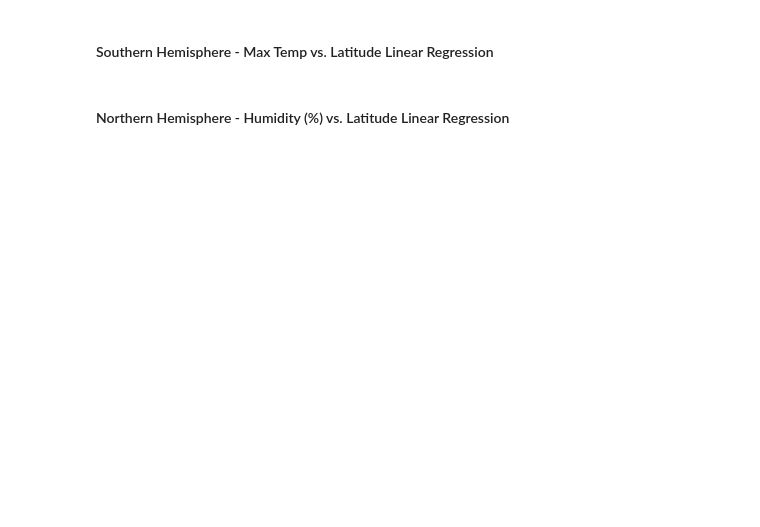
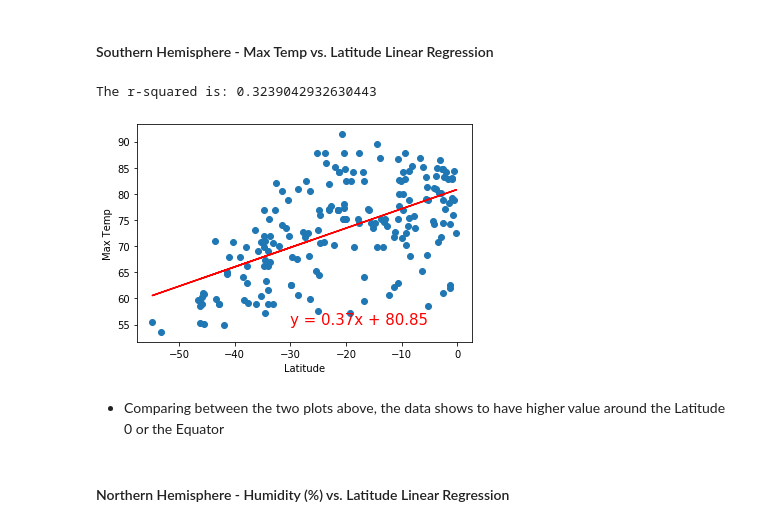
Before and after one commit to tnguyen0306/Python-API-What-is-the-Weather-Like, a Jupyter notebook: WeatherPy.ipynb, the cells around one changed output. Cells and saved outputs as stored; diff of their text form; code cells hidden in the pictures; blank space fills up the shorter version.

```diff
--- a/WeatherPy.ipynb
+++ b/WeatherPy.ipynb
@@ -287,4 +304,22 @@ south_df
 # %% [markdown]
 ####  Southern Hemisphere - Max Temp vs. Latitude Linear Regression
+# %%
+x_values = south_df['Lat']
+y_values = south_df['Max Temp']
+(slope, intercept, rvalue, pvalue, stderr) = linregress(x_values, y_values)
+regress_values = x_values * slope + intercept
+line_eq = "y = " + str(round(slope,2)) + "x + " + str(round(intercept,2))
+plt.scatter(x_values,y_values)
+plt.plot(x_values,regress_values,"r-")
+plt.annotate(line_eq,(-30,55),fontsize=15,color="red")
+plt.xlabel('Latitude')
+plt.ylabel('Max Temp')
+print(f"The r-squared is: {rvalue**2}")
+plt.show()
+# %% [output]
+The r-squared is: 0.3239042932630443
+[figure, added]
+# %% [markdown]
+* Comparing between the two plots above, the data shows to have higher value around the Latitude 0 or the Equator
 # %% [markdown]
 ####  Northern Hemisphere - Humidity (%) vs. Latitude Linear Regression
```
Also changed, not shown: parts of 12 cells of this notebook.
